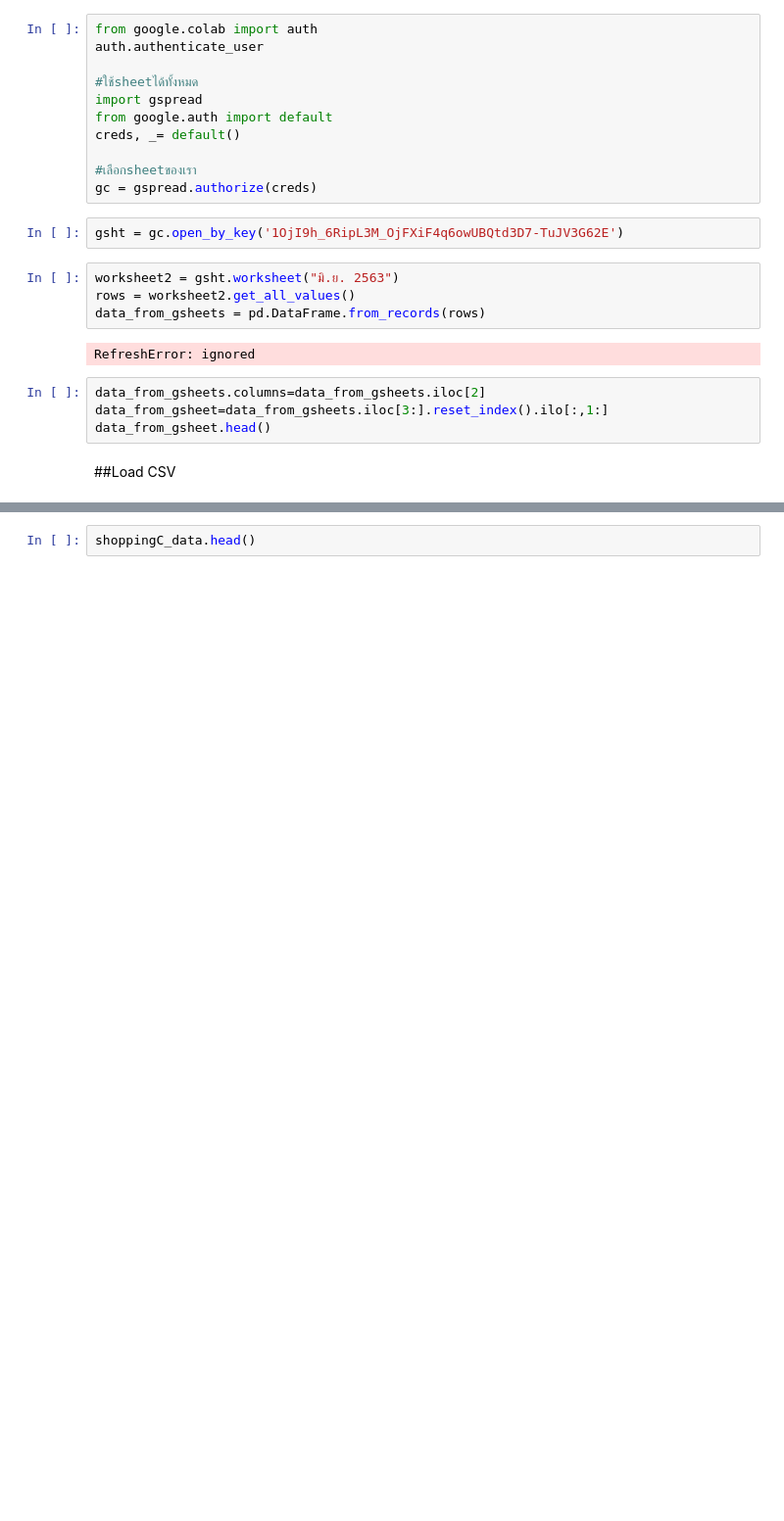
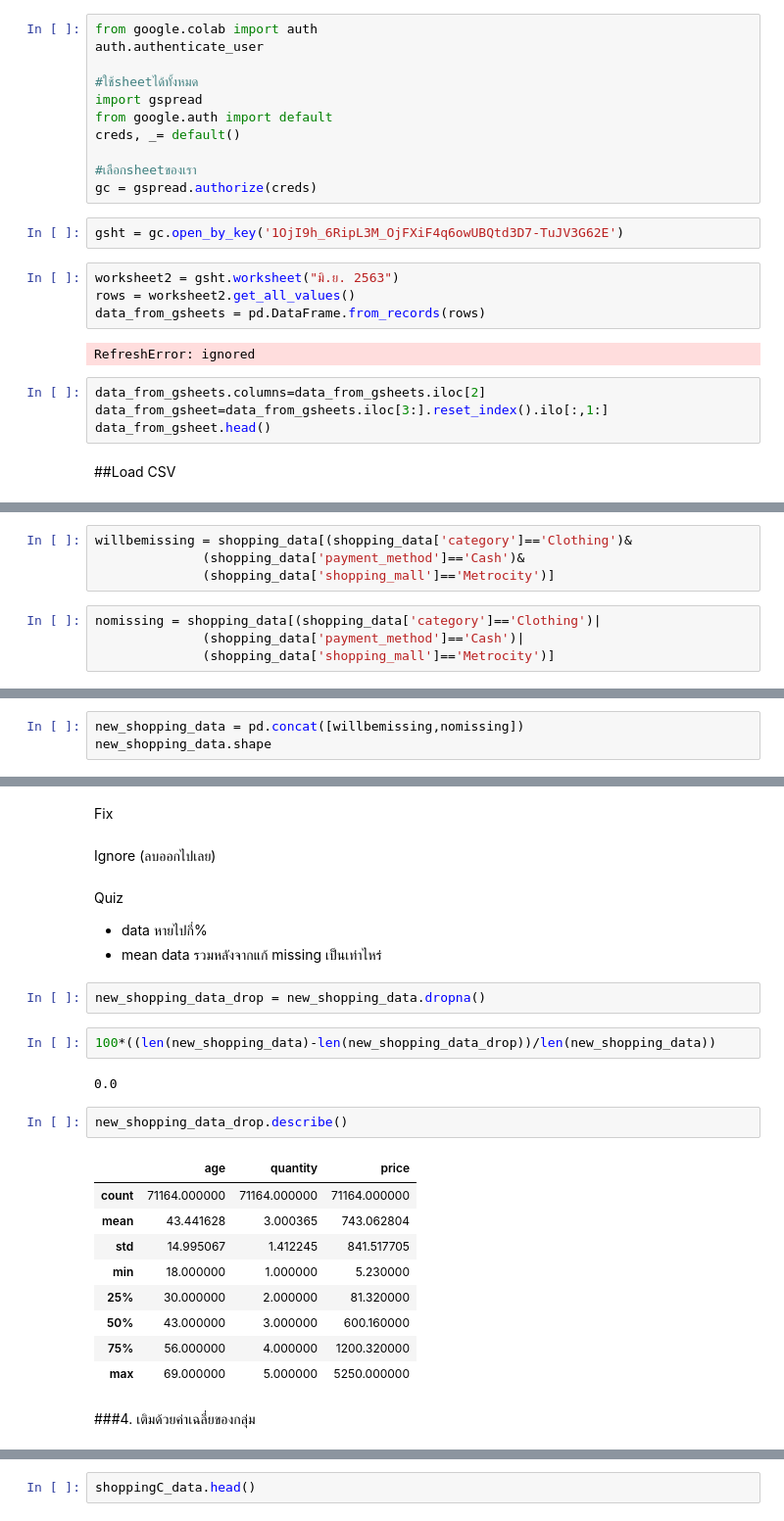
Before and after one commit to ananyapoonsawat/BSC_DPDM23, a Jupyter notebook: Understanding_Data.ipynb, the cells around one changed output, grey strips where cells are left out. Shown at 98% size. Saved outputs shown, nothing was run; the diff lists cells and outputs as text; blank space fills up the shorter version.

```diff
--- a/Understanding_Data.ipynb
+++ b/Understanding_Data.ipynb
@@ -88,0 +131,8 @@ shoppingC_data
+# %%
+willbemissing = shopping_data[(shopping_data['category']=='Clothing')&
+              (shopping_data['payment_method']=='Cash')&
+              (shopping_data['shopping_mall']=='Metrocity')]
+# %%
+nomissing = shopping_data[(shopping_data['category']=='Clothing')|
+              (shopping_data['payment_method']=='Cash')|
+              (shopping_data['shopping_mall']=='Metrocity')]
@@ -88,0 +141,3 @@ shoppingC_data
+# %%
+new_shopping_data = pd.concat([willbemissing,nomissing])
+new_shopping_data.shape
@@ -88,0 +173,28 @@ shoppingC_data
+# %% [markdown]
+Fix
+# %% [markdown]
+Ignore (ลบออกไปเลย)
+# %% [markdown]
+Quiz
+- data หายไปกี่%
+- mean data รวมหลังจากแก้ missing เป็นเท่าไหร่
+# %%
+new_shopping_data_drop = new_shopping_data.dropna()
+# %%
+100*((len(new_shopping_data)-len(new_shopping_data_drop))/len(new_shopping_data))
+# %% [output]
+0.0
+# %%
+new_shopping_data_drop.describe()
+# %% [output]
+|  | age | quantity | price |
+| count | 71164.000000 | 71164.000000 | 71164.000000 |
+| mean | 43.441628 | 3.000365 | 743.062804 |
+| std | 14.995067 | 1.412245 | 841.517705 |
+| min | 18.000000 | 1.000000 | 5.230000 |
+| 25% | 30.000000 | 2.000000 | 81.320000 |
+| 50% | 43.000000 | 3.000000 | 600.160000 |
+| 75% | 56.000000 | 4.000000 | 1200.320000 |
+| max | 69.000000 | 5.000000 | 5250.000000 |
+# %% [markdown]
+###4. เติมด้วยค่าเฉลี่ยของกลุ่ม
```
Also changed, not shown: parts of 24 cells of this notebook.
